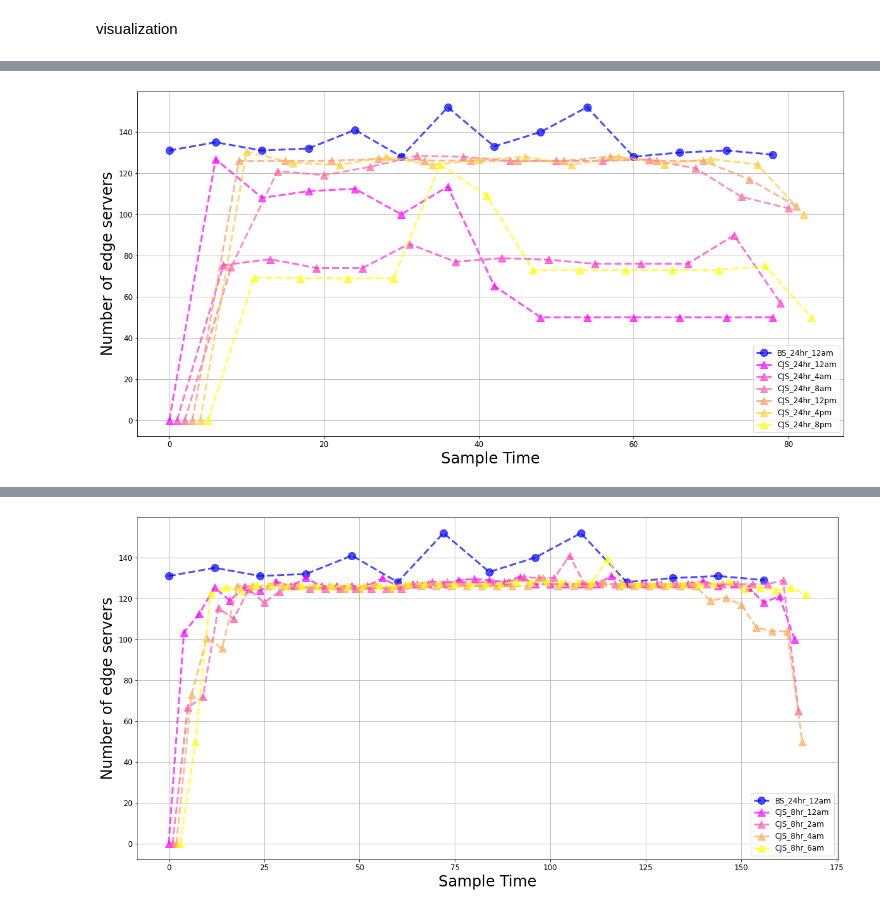
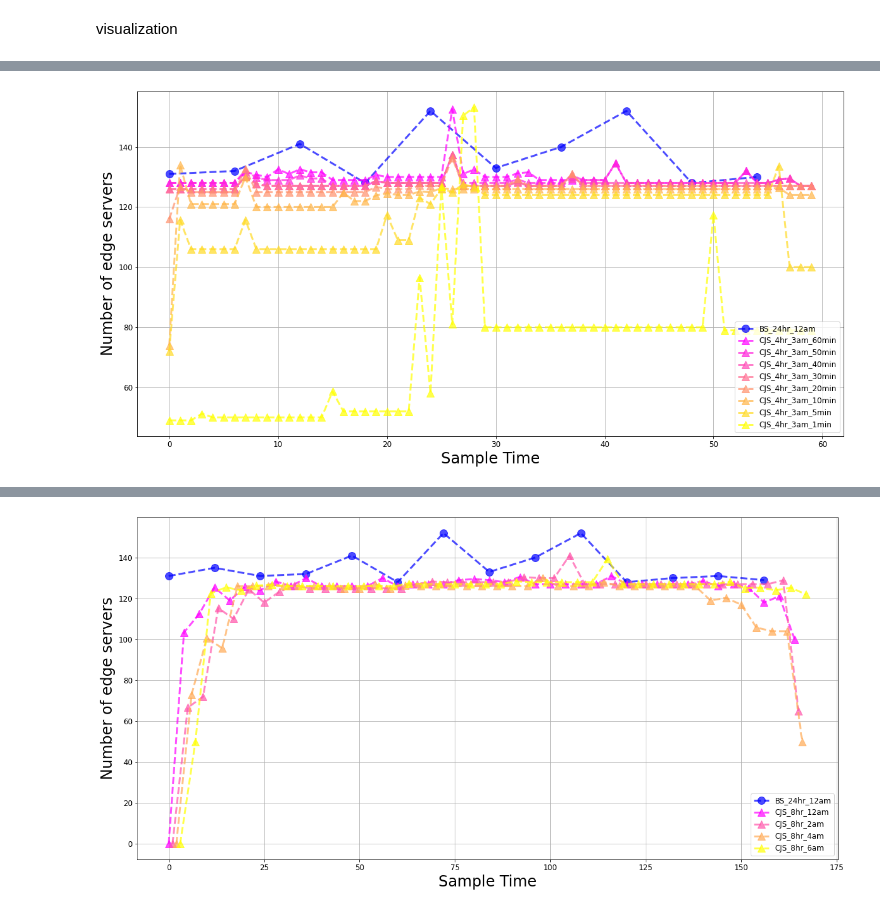
Before and after one commit to jill880829/CJS-Server-Size-Estimation, a Jupyter notebook: CJS-us.ipynb, the cells around one changed output, grey strips where cells are left out. Saved outputs shown, nothing was run; the diff lists cells and outputs as text; code cells hidden in the pictures.

```diff
--- a/CJS-us.ipynb
+++ b/CJS-us.ipynb
@@ -3463,7 +3493,7 @@ m_t, u_t, n_t = np.zeros((6*len(date),), dtype = int), np.zeros((6*len(date),),
 record_server_table = []
 for j, d in enumerate(date):
     get_server_ip_sampling(d, "03:00:00", "03:20:00", 6*j, 'west-us')
-    get_server_ip_sampling(d, "07:00:00", "09:20:00", 6*j+1, 'west-us')
+    get_server_ip_sampling(d, "07:00:00", "07:20:00", 6*j+1, 'west-us')
     get_server_ip_sampling(d, "11:00:00", "11:20:00", 6*j+2, 'west-us')
     get_server_ip_sampling(d, "15:00:00", "15:20:00", 6*j+3, 'west-us')
     get_server_ip_sampling(d, "19:00:00", "19:20:00", 6*j+4, 'west-us')
@@ -3509,7 +3539,7 @@ m_t, u_t, n_t = np.zeros((6*len(date),), dtype = int), np.zeros((6*len(date),),
 record_server_table = []
 for j, d in enumerate(date):
     get_server_ip_sampling(d, "03:00:00", "03:10:00", 6*j, 'west-us')
-    get_server_ip_sampling(d, "07:00:00", "09:10:00", 6*j+1, 'west-us')
+    get_server_ip_sampling(d, "07:00:00", "07:10:00", 6*j+1, 'west-us')
     get_server_ip_sampling(d, "11:00:00", "11:10:00", 6*j+2, 'west-us')
     get_server_ip_sampling(d, "15:00:00", "15:10:00", 6*j+3, 'west-us')
     get_server_ip_sampling(d, "19:00:00", "19:10:00", 6*j+4, 'west-us')
@@ -3555,7 +3585,7 @@ m_t, u_t, n_t = np.zeros((6*len(date),), dtype = int), np.zeros((6*len(date),),
 record_server_table = []
 for j, d in enumerate(date):
     get_server_ip_sampling(d, "03:00:00", "03:05:00", 6*j, 'west-us')
-    get_server_ip_sampling(d, "07:00:00", "09:05:00", 6*j+1, 'west-us')
+    get_server_ip_sampling(d, "07:00:00", "07:05:00", 6*j+1, 'west-us')
     get_server_ip_sampling(d, "11:00:00", "11:05:00", 6*j+2, 'west-us')
     get_server_ip_sampling(d, "15:00:00", "15:05:00", 6*j+3, 'west-us')
     get_server_ip_sampling(d, "19:00:00", "19:05:00", 6*j+4, 'west-us')
@@ -3601,7 +3631,7 @@ m_t, u_t, n_t = np.zeros((6*len(date),), dtype = int), np.zeros((6*len(date),),
 record_server_table = []
 for j, d in enumerate(date):
     get_server_ip_sampling(d, "03:00:00", "03:01:00", 6*j, 'west-us')
-    get_server_ip_sampling(d, "07:00:00", "09:01:00", 6*j+1, 'west-us')
+    get_server_ip_sampling(d, "07:00:00", "07:01:00", 6*j+1, 'west-us')
     get_server_ip_sampling(d, "11:00:00", "11:01:00", 6*j+2, 'west-us')
     get_server_ip_sampling(d, "15:00:00", "15:01:00", 6*j+3, 'west-us')
     get_server_ip_sampling(d, "19:00:00", "19:01:00", 6*j+4, 'west-us')
@@ -4074,31 +4253,30 @@ plt.show()
 # %%
-#CJS 24hr
+#CJS 4hr 3am
 fig, ax = plt.subplots(figsize=(20, 10))
-x_axis1 = [6*d for d in range(14)]
-x_axis2 = [6*d+1 for d in range(14)]
-x_axis3 = [6*d+2 for d in range(14)]
-x_axis4 = [6*d+3 for d in range(14)]
-x_axis5 = [6*d+4 for d in range(14)]
-x_axis6 = [6*d+5 for d in range(14)]
-color_idx = np.linspace(0, 1, 6)
+x_axis = [6*d for d in range(10)]
+x_axis1 = [d for d in range(10*6)]
+
+color_idx = np.linspace(0, 1, 8)
 ax.set_xlabel('Sample Time', fontsize=24)
 ax.set_ylabel('Number of edge servers', fontsize=24)
-plt.plot(x_axis1, BS_24hr_12am, "o--", markersize=12, linewidth=3, color=plt.cm.winter(color_idx[0]), label='BS_24hr_12am', alpha=0.7)
 
+plt.plot(x_axis, BS_24hr_12am[2:-2], "o--", markersize=12, linewidth=3, color=plt.cm.winter(color_idx[0]), label='BS_24hr_12am', alpha=0.7)
 
-plt.plot(x_axis1, estimate_N_24hr_12am, "^--", markersize=12, linewidth=3, color=plt.cm.spring(color_idx[0]), label='CJS_24hr_12am', alpha=0.7)
-plt.plot(x_axis2, estimate_N_24hr_4am, "^--", markersize=12, linewidth=3, color=plt.cm.spring(color_idx[1]), label='CJS_24hr_4am', alpha=0.7)
-plt.plot(x_axis3, estimate_N_24hr_8am, "^--", markersize=12, linewidth=3, color=plt.cm.spring(color_idx[2]), label='CJS_24hr_8am', alpha=0.7)
-plt.plot(x_axis4, estimate_N_24hr_12pm, "^--", markersize=12, linewidth=3, color=plt.cm.spring(color_idx[3]), label='CJS_24hr_12pm', alpha=0.7)
-plt.plot(x_axis5, estimate_N_24hr_4pm, "^--", markersize=12, linewidth=3, color=plt.cm.spring(color_idx[4]), label='CJS_24hr_4pm', alpha=0.7)
-plt.plot(x_axis6, estimate_N_24hr_8pm, "^--", markersize=12, linewidth=3, color=plt.cm.spring(color_idx[5]), label='CJS_24hr_8pm', alpha=0.7)
+plt.plot(x_axis1, estimate_N_4hr_3am_60min[12:-12], "^--", markersize=12, linewidth=3, color=plt.cm.spring(color_idx[0]), label='CJS_4hr_3am_60min', alpha=0.7)
+plt.plot(x_axis1, estimate_N_4hr_3am_50min[12:-12], "^--", markersize=12, linewidth=3, color=plt.cm.spring(color_idx[1]), label='CJS_4hr_3am_50min', alpha=0.7)
+plt.plot(x_axis1, estimate_N_4hr_3am_40min[12:-12], "^--", markersize=12, linewidth=3, color=plt.cm.spring(color_idx[2]), label='CJS_4hr_3am_40min', alpha=0.7)
+plt.plot(x_axis1, estimate_N_4hr_3am_30min[12:-12], "^--", markersize=12, linewidth=3, color=plt.cm.spring(color_idx[3]), label='CJS_4hr_3am_30min', alpha=0.7)
+plt.plot(x_axis1, estimate_N_4hr_3am_20min[12:-12], "^--", markersize=12, linewidth=3, color=plt.cm.spring(color_idx[4]), label='CJS_4hr_3am_20min', alpha=0.7)
+plt.plot(x_axis1, estimate_N_4hr_3am_10min[12:-12], "^--", markersize=12, linewidth=3, color=plt.cm.spring(color_idx[5]), label='CJS_4hr_3am_10min', alpha=0.7)
+plt.plot(x_axis1, estimate_N_4hr_3am_5min[12:-12], "^--", markersize=12, linewidth=3, color=plt.cm.spring(color_idx[6]), label='CJS_4hr_3am_5min', alpha=0.7)
+plt.plot(x_axis1, estimate_N_4hr_3am_1min[12:-12], "^--", markersize=12, linewidth=3, color=plt.cm.spring(color_idx[7]), label='CJS_4hr_3am_1min', alpha=0.7)
 
 ax.grid()
-leg = ax.legend(fontsize=12)
+leg = ax.legend(fontsize=12, loc=4)
 # leg.set_title('Sampling Duration',prop={'size':20})
 
 ax.tick_params(axis='both', which='major', labelsize=12)
 
 plt.show()
 # %% [output]
-[figure, old version]
+[figure, new version]
```
Also changed, not shown: parts of 58 cells of this notebook.
